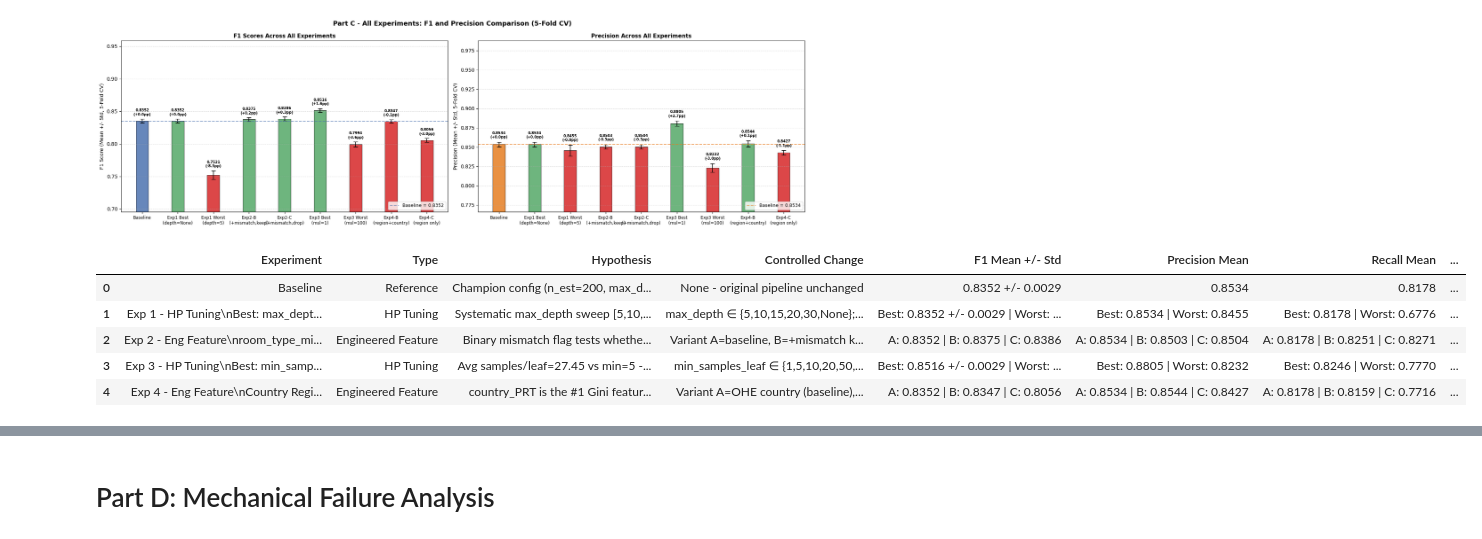
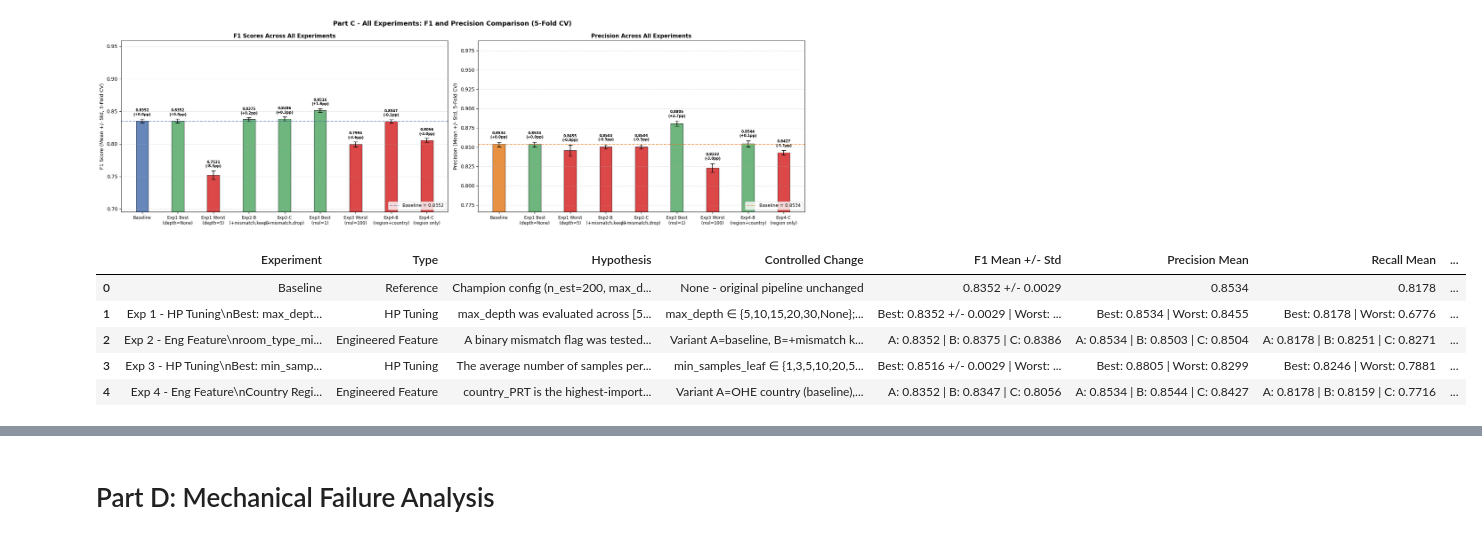
Before and after one commit to YWY2002/INF2008-Hotel-Cancellation-Prediction-Model, a Jupyter notebook: CRISPDM_INF2008_assignment02.ipynb, the cells around one changed output, grey strips where cells are left out. Drawn from its saved outputs; the diff is of its cells as text; code cells hidden in the pictures.

Commit message:
update ablation table

```diff
--- a/CRISPDM_INF2008_assignment02.ipynb
+++ b/CRISPDM_INF2008_assignment02.ipynb
@@ -1774,7 +1782,7 @@ plt.show()
 # %% [output]
 [figure]
 # %%
-#  Step 4: Ablation Log Table
+# Step 4: Ablation Log Table
 ablation_log = pd.DataFrame([
     {
         "Experiment": "Baseline",
@@ -1790,7 +1798,7 @@ ablation_log = pd.DataFrame([
     {
         "Experiment": f"Exp 1 - HP Tuning\nBest: max_depth={best_row['label']}",
         "Type": "HP Tuning",
-        "Hypothesis": "Systematic max_depth sweep [5,10,15,20,30,None]; avg fitted depth=47 suggests deep growth is necessary.",
+        "Hypothesis": "max_depth was evaluated across [5,10,15,20,30,None]. Since the average fitted depth is 47, deeper trees may be necessary to preserve performance.",
         "Controlled Change": f"max_depth ∈ {{5,10,15,20,30,None}}; best={best_row['label']}, worst={worst_row['label']}",
         "F1 Mean +/- Std":   f"Best: {best_row['F1 Mean']:.4f} +/- {best_row['F1 Std']:.4f} | Worst: {worst_row['F1 Mean']:.4f}",
         "Precision Mean":     f"Best: {best_row['Precision Mean']:.4f} | Worst: {worst_row['Precision Mean']:.4f}",
@@ -1801,44 +1809,44 @@ ablation_log = pd.DataFrame([
     {
         "Experiment": "Exp 2 - Eng Feature\nroom_type_mismatch (3 variants)",
         "Type": "Engineered Feature",
-        "Hypothesis": "Binary mismatch flag tests whether explicit interaction adds signal beyond consecutive RF splits.",
+        "Hypothesis": "A binary mismatch flag was tested to determine whether an explicit interaction feature adds signal beyond what the random forest can already learn from the original room-type variables.",
         "Controlled Change": "Variant A=baseline, B=+mismatch keep room cols, C=+mismatch drop room cols",
         "F1 Mean +/- Std":   f"A: {b_f1_mean:.4f} | B: {e2_variants[list(e2_variants.keys())[1]]['f1_m']:.4f} | C: {e2_variants[list(e2_variants.keys())[2]]['f1_m']:.4f}",
         "Precision Mean":     f"A: {b_prec_mean:.4f} | B: {e2_variants[list(e2_variants.keys())[1]]['prec_m']:.4f} | C: {e2_variants[list(e2_variants.keys())[2]]['prec_m']:.4f}",
         "Recall Mean":        f"A: {b_rec_mean:.4f} | B: {e2_variants[list(e2_variants.keys())[1]]['rec_m']:.4f} | C: {e2_variants[list(e2_variants.keys())[2]]['rec_m']:.4f}",
         "ROC-AUC Mean +/- Std": "See figure",
-        "Conclusion": "Variants cluster near baseline. RF captures mismatch implicitly. Dropping raw room-type columns (C) shows whether their residual signal is redundant.",
+        "Conclusion": "All variants remained close to the baseline, indicating that the random forest already captures much of the mismatch signal implicitly. The small gains from B and C suggest the engineered feature adds limited but positive value, while C shows the raw room-type columns are not fully redundant.",
     },
     {
         "Experiment": f"Exp 3 - HP Tuning\nBest: min_samples_leaf={e3_best_row['label']}",
         "Type": "HP Tuning",
-        "Hypothesis": "Avg samples/leaf=27.45 vs min=5 - regularisation gap exists. Sweep {1,5,10,20,50,100} to map the F1 and Precision curve.",
-        "Controlled Change": f"min_samples_leaf ∈ {{1,5,10,20,50,100}}; best={e3_best_row['label']}, worst={e3_worst_row['label']}",
+        "Hypothesis": "The average number of samples per leaf is 27.42, while the current minimum is set to 5. This suggests the model may be more constrained than necessary. The parameter was therefore tested across {1,5,10,20,50,100} to examine its effect on F1 and precision.",
+        "Controlled Change": f"min_samples_leaf ∈ {{1,3,5,10,20,50}}; best={e3_best_row['label']}, worst={e3_worst_row['label']}",
         "F1 Mean +/- Std":   f"Best: {e3_best_row['F1 Mean']:.4f} +/- {e3_best_row['F1 Std']:.4f} | Worst: {e3_worst_row['F1 Mean']:.4f}",
         "Precision Mean":     f"Best: {e3_best_row['Precision Mean']:.4f} | Worst: {e3_worst_row['Precision Mean']:.4f}",
         "Recall Mean":        f"Best: {e3_best_row['Recall Mean']:.4f} | Worst: {e3_worst_row['Recall Mean']:.4f}",
         "ROC-AUC Mean +/- Std": f"Best: {e3_best_row['ROC-AUC Mean']:.4f} +/- {e3_best_row['ROC-AUC Std']:.4f}",
-        "Conclusion": f"F1 range of {e3_delta_pp:.2f} pp across search. Baseline min_samples_leaf=5 near or at the peak - confirms the original Part B choice.",
+        "Conclusion": f"An F1 range of {e3_delta_pp:.2f} percentage points was observed across the tested values. The best result occurred at min_samples_leaf={e3_best_row['label']}, which outperformed the baseline setting of 5, showing that the original Part B choice was not optimal within the tested range.",
     },
     {
         "Experiment": "Exp 4 - Eng Feature\nCountry Region Encoding (3 variants)",
         "Type": "Engineered Feature",
-        "Hypothesis": "country_PRT is the #1 Gini feature (0.092) from ~170 OHE columns. Region mapping (8 categories) collapses geographic signal into fewer dense columns.",
+        "Hypothesis": "country_PRT is the highest-importance country feature (0.092), but country is currently represented by about 170 one-hot encoded columns. Region mapping reduces this to 8 broader categories to test whether a lower-dimensional geographic representation can retain the main predictive signal.",
         "Controlled Change": "Variant A=OHE country (baseline), B=OHE country + region, C=region only (country dropped). 8-region ISO-3 mapper applied.",
         "F1 Mean +/- Std":   f"A: {b_f1_mean:.4f} | B: {e4_variants[list(e4_variants.keys())[1]]['f1_m']:.4f} | C: {e4_variants[list(e4_variants.keys())[2]]['f1_m']:.4f}",
         "Precision Mean":     f"A: {b_prec_mean:.4f} | B: {e4_variants[list(e4_variants.keys())[1]]['prec_m']:.4f} | C: {e4_variants[list(e4_variants.keys())[2]]['prec_m']:.4f}",
         "Recall Mean":        f"A: {b_rec_mean:.4f} | B: {e4_variants[list(e4_variants.keys())[1]]['rec_m']:.4f} | C: {e4_variants[list(e4_variants.keys())[2]]['rec_m']:.4f}",
         "ROC-AUC Mean +/- Std": f"C: {e4_roc_mean:.4f}",
-        "Conclusion": f"Variant C delta = {(e4_f1_mean - b_f1_mean)*100:+.2f} pp F1. If region-only matches baseline, geographic signal is at the coarse regional level. If it drops, fine-grained country distinctions are load-bearing.",
+        "Conclusion": f"Variant C produced a {(e4_f1_mean - b_f1_mean)*100:+.2f} percentage point change in F1 relative to baseline. Since region-only underperformed, the results show that fine-grained country distinctions carry important predictive signal and should be retained.",
     },
 ])
 
 pd.set_option("display.max_colwidth", 140)
 display(ablation_log)
 # %% [output]
 |  | Experiment | Type | Hypothesis | Controlled Change | F1 Mean +/- Std | Precision Mean | Recall Mean | ... |
 | 0 | Baseline | Reference | Champion config (n_est=200, max_d... | None - original pipeline unchanged | 0.8352 +/- 0.0029 | 0.8534 | 0.8178 | ... |
-| 1 | Exp 1 - HP Tuning\nBest: max_dept... | HP Tuning | Systematic max_depth sweep [5,10,... | max_depth ∈ {5,10,15,20,30,None};... | Best: 0.8352 +/- 0.0029 | Worst: ... | Best: 0.8534 | Worst: 0.8455 | Best: 0.8178 | Worst: 0.6776 | ... |
-| 2 | Exp 2 - Eng Feature\nroom_type_mi... | Engineered Feature | Binary mismatch flag tests whethe... | Variant A=baseline, B=+mismatch k... | A: 0.8352 | B: 0.8375 | C: 0.8386 | A: 0.8534 | B: 0.8503 | C: 0.8504 | A: 0.8178 | B: 0.8251 | C: 0.8271 | ... |
-| 3 | Exp 3 - HP Tuning\nBest: min_samp... | HP Tuning | Avg samples/leaf=27.45 vs min=5 -... | min_samples_leaf ∈ {1,5,10,20,50,... | Best: 0.8516 +/- 0.0029 | Worst: ... | Best: 0.8805 | Worst: 0.8232 | Best: 0.8246 | Worst: 0.7770 | ... |
-| 4 | Exp 4 - Eng Feature\nCountry Regi... | Engineered Feature | country_PRT is the #1 Gini featur... | Variant A=OHE country (baseline),... | A: 0.8352 | B: 0.8347 | C: 0.8056 | A: 0.8534 | B: 0.8544 | C: 0.8427 | A: 0.8178 | B: 0.8159 | C: 0.7716 | ... |
+| 1 | Exp 1 - HP Tuning\nBest: max_dept... | HP Tuning | max_depth was evaluated across [5... | max_depth ∈ {5,10,15,20,30,None};... | Best: 0.8352 +/- 0.0029 | Worst: ... | Best: 0.8534 | Worst: 0.8455 | Best: 0.8178 | Worst: 0.6776 | ... |
+| 2 | Exp 2 - Eng Feature\nroom_type_mi... | Engineered Feature | A binary mismatch flag was tested... | Variant A=baseline, B=+mismatch k... | A: 0.8352 | B: 0.8375 | C: 0.8386 | A: 0.8534 | B: 0.8503 | C: 0.8504 | A: 0.8178 | B: 0.8251 | C: 0.8271 | ... |
+| 3 | Exp 3 - HP Tuning\nBest: min_samp... | HP Tuning | The average number of samples per... | min_samples_leaf ∈ {1,3,5,10,20,5... | Best: 0.8516 +/- 0.0029 | Worst: ... | Best: 0.8805 | Worst: 0.8299 | Best: 0.8246 | Worst: 0.7881 | ... |
+| 4 | Exp 4 - Eng Feature\nCountry Regi... | Engineered Feature | country_PRT is the highest-import... | Variant A=OHE country (baseline),... | A: 0.8352 | B: 0.8347 | C: 0.8056 | A: 0.8534 | B: 0.8544 | C: 0.8427 | A: 0.8178 | B: 0.8159 | C: 0.7716 | ... |
```
Also changed, not shown: parts of 13 cells of this notebook, 2 other files.
